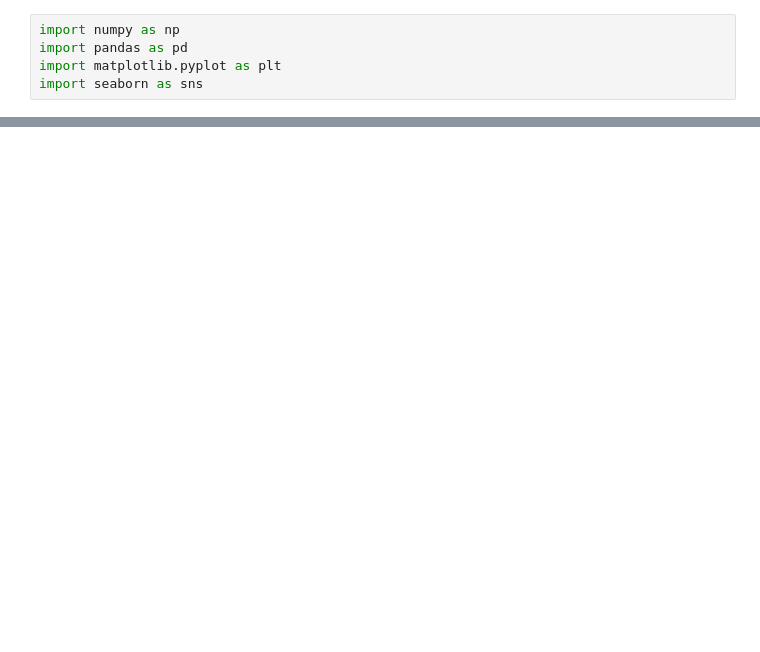
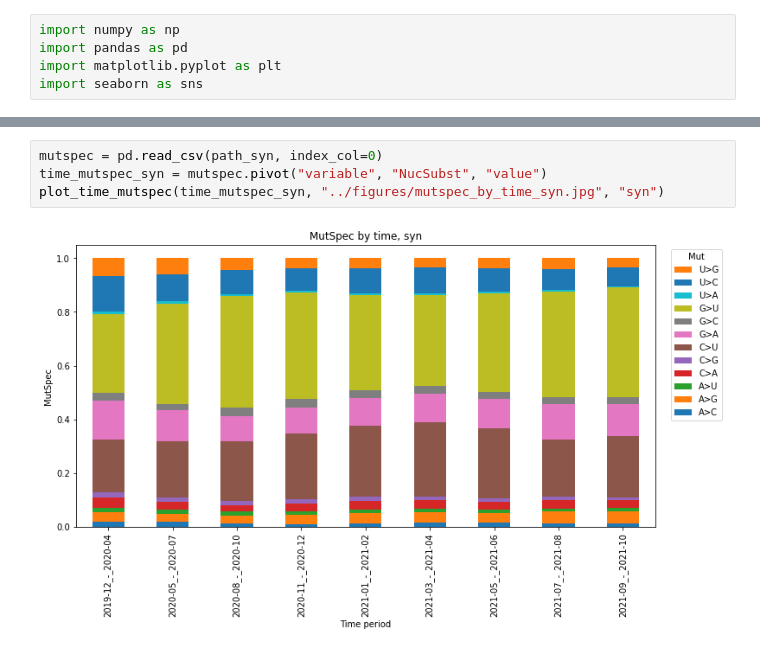
Before and after one commit to KPOTOH/sars-cov-2, a Jupyter notebook: nb/11.plot_time_mutspec.ipynb, the cells around one changed output, grey strips where cells are left out. Saved outputs shown, nothing was run; the diff lists cells and outputs as text; blank space fills up the shorter version.

```diff
--- a/nb/11.plot_time_mutspec.ipynb
+++ b/nb/11.plot_time_mutspec.ipynb
@@ -23,0 +30,6 @@ fig.savefig("../figures/mutspec_by_time.jpg", bbox_inches="tight", pad_inches=.5
+# %%
+mutspec = pd.read_csv(path_syn, index_col=0)
+time_mutspec_syn = mutspec.pivot("variable", "NucSubst", "value")
+plot_time_mutspec(time_mutspec_syn, "../figures/mutspec_by_time_syn.jpg", "syn")
+# %% [output]
+[figure, added]
```
Also changed, not shown: parts of 6 cells of this notebook, 5 other files.
